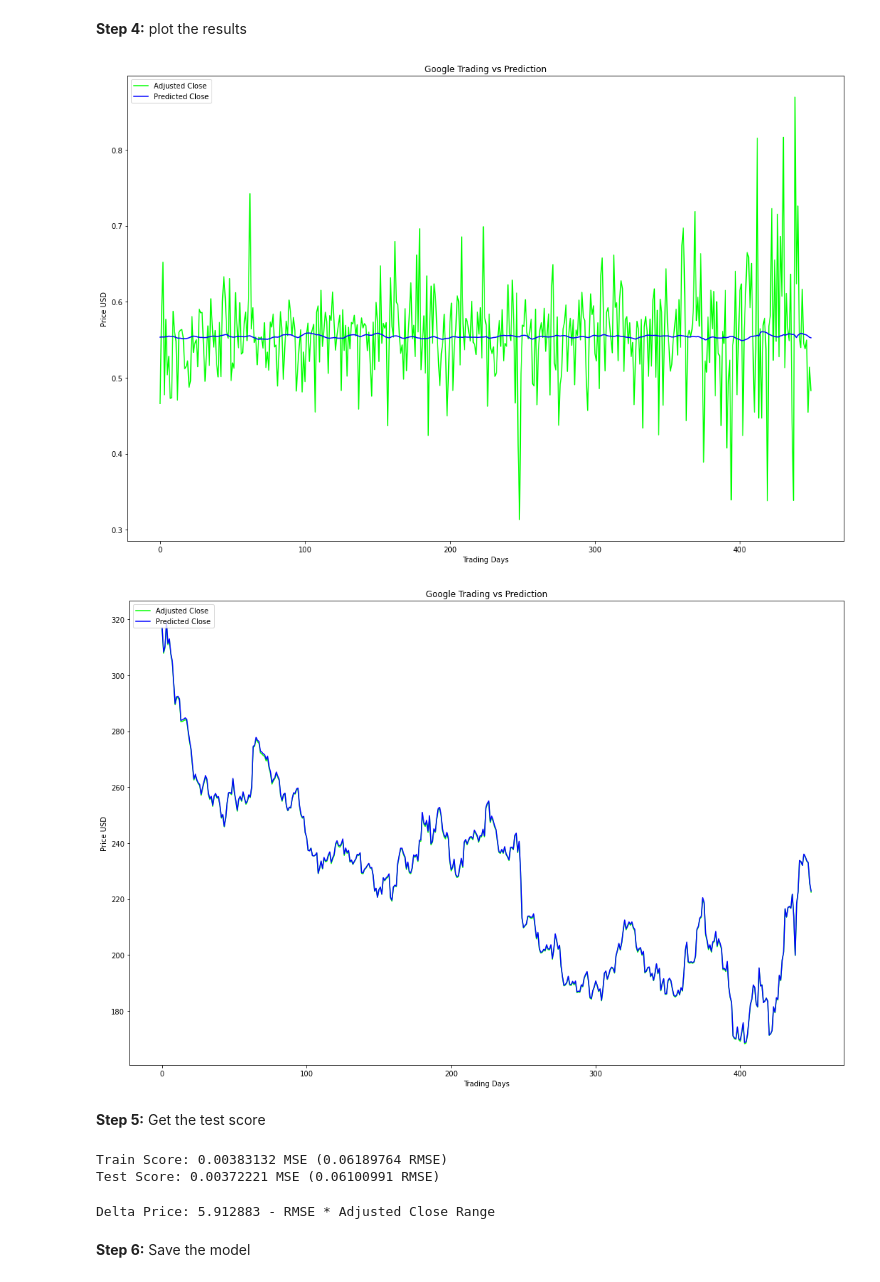
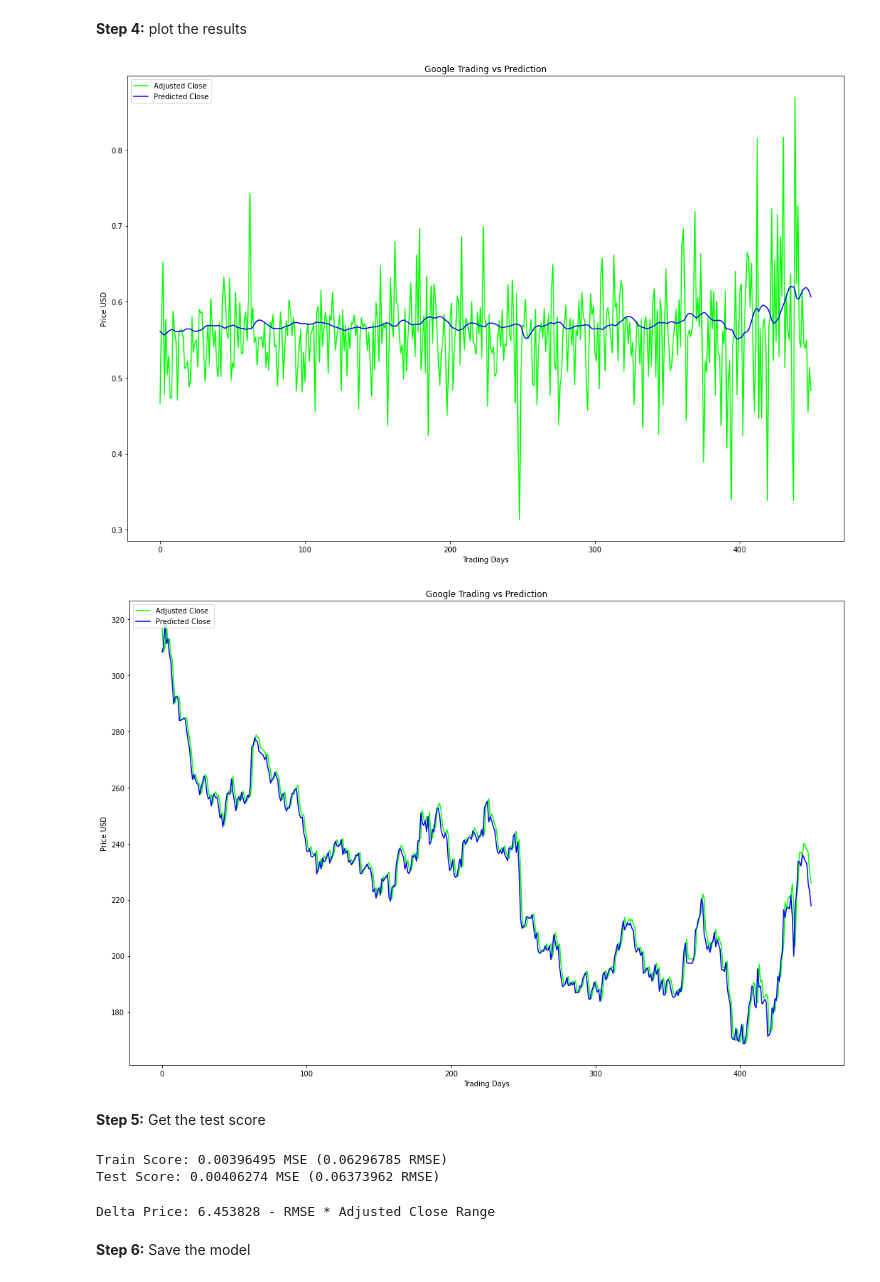
Before and after one commit to figo2127/QuantPort_Leveraged, a Jupyter notebook: Stock_Price_Predictor.ipynb, the cells around one changed output. Cells and saved outputs as stored; diff of their text form; code cells hidden in the pictures.

```diff
--- a/Stock_Price_Predictor.ipynb
+++ b/Stock_Price_Predictor.ipynb
@@ -396,7 +411,7 @@ Test Score: 0.00437619 MSE (0.06615279 RMSE)
 # %%
 # Set up hyperparameters
 batch_size = 100
-epochs = 50
+epochs = 10
 
 # build improved lstm model
 model = lstm.build_improved_model( X_train.shape[-1],output_dim = unroll_length, return_sequences=True)
@@ -455,15 +473,15 @@ predictions = model.predict(X_test, batch_size=batch_size)
 # %%
 vs.plot_lstm_prediction(y_test,predictions)
 # %% [output]
-[figure, old version]
+[figure, new version]
 # %%
 predictions = sc_Y.inverse_transform(predictions)
 flatten_prediction = (predictions + 1).flatten()
 predicted_close = np.multiply(flatten_prediction,  y_test_close_base)
 # %%
-vs.plot_lstm_prediction(predicted_close, y_test_close_base)
+vs.plot_lstm_prediction(predicted_close, y_test_close_actual)
 # %% [output]
-[figure, old version]
+[figure, new version]
 # %% [markdown]
 **Step 5:** Get the test score
 # %%
@@ -473,8 +491,8 @@ print('Train Score: %.8f MSE (%.8f RMSE)' % (trainScore, math.sqrt(trainScore)))
 testScore = model.evaluate(X_test, y_test, verbose=0)
 print('Test Score: %.8f MSE (%.8f RMSE)' % (testScore, math.sqrt(testScore)))
 # %% [output]
-Train Score: 0.00383132 MSE (0.06189764 RMSE)
-Test Score: 0.00372221 MSE (0.06100991 RMSE)
+Train Score: 0.00396495 MSE (0.06296785 RMSE)
+Test Score: 0.00406274 MSE (0.06373962 RMSE)
 # %%
 range = [np.amin(stocks_data['Close']), np.amax(stocks_data['Close'])]
 
@@ -483,7 +501,7 @@ range = [np.amin(stocks_data['Close']), np.amax(stocks_data['Close'])]
 true_delta = testScore*(range[1]-range[0])
 print('Delta Price: %.6f - RMSE * Adjusted Close Range' % true_delta)
 # %% [output]
-Delta Price: 5.912883 - RMSE * Adjusted Close Range
+Delta Price: 6.453828 - RMSE * Adjusted Close Range
 # %% [markdown]
 **Step 6:** Save the model
 # %%
```
Also changed, not shown: parts of 19 cells of this notebook, 4 other files.
